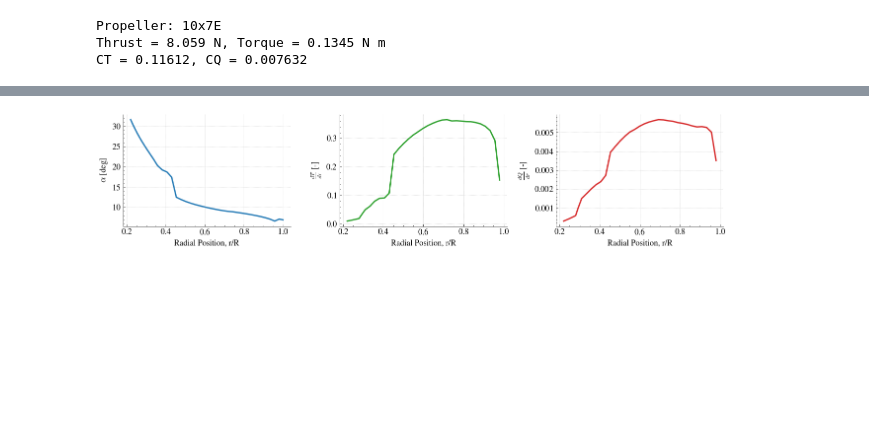
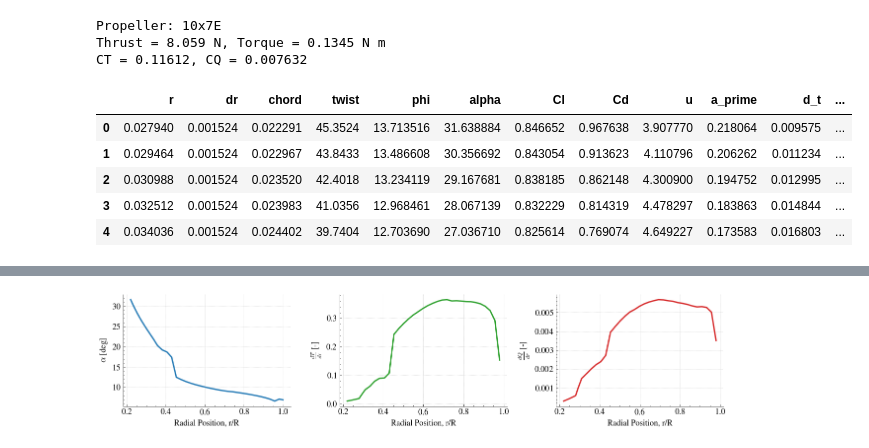
Before and after one commit to Frxljord/FastBEMT, a Jupyter notebook: Examples/BEMT.ipynb, the cells around one changed output, grey strips where cells are left out. Cells and saved outputs as stored; diff of their text form; code cells hidden in the pictures; blank space fills up the shorter version.

```diff
--- a/Examples/BEMT.ipynb
+++ b/Examples/BEMT.ipynb
@@ -39,3 +39,11 @@ Thrust = 8.059 N, Torque = 0.1345 N m
 CT = 0.11612, CQ = 0.007632
 # %%
 sol = propeller.solution_data.copy()
+sol.head()
+# %% [output]
+|  | r | dr | chord | twist | phi | alpha | Cl | Cd | u | a_prime | d_t | ... |
+| 0 | 0.027940 | 0.001524 | 0.022291 | 45.3524 | 13.713516 | 31.638884 | 0.846652 | 0.967638 | 3.907770 | 0.218064 | 0.009575 | ... |
+| 1 | 0.029464 | 0.001524 | 0.022967 | 43.8433 | 13.486608 | 30.356692 | 0.843054 | 0.913623 | 4.110796 | 0.206262 | 0.011234 | ... |
+| 2 | 0.030988 | 0.001524 | 0.023520 | 42.4018 | 13.234119 | 29.167681 | 0.838185 | 0.862148 | 4.300900 | 0.194752 | 0.012995 | ... |
+| 3 | 0.032512 | 0.001524 | 0.023983 | 41.0356 | 12.968461 | 28.067139 | 0.832229 | 0.814319 | 4.478297 | 0.183863 | 0.014844 | ... |
+| 4 | 0.034036 | 0.001524 | 0.024402 | 39.7404 | 12.703690 | 27.036710 | 0.825614 | 0.769074 | 4.649227 | 0.173583 | 0.016803 | ... |
```
Also changed, not shown: parts of 1 cell of this notebook, 14 other files.
